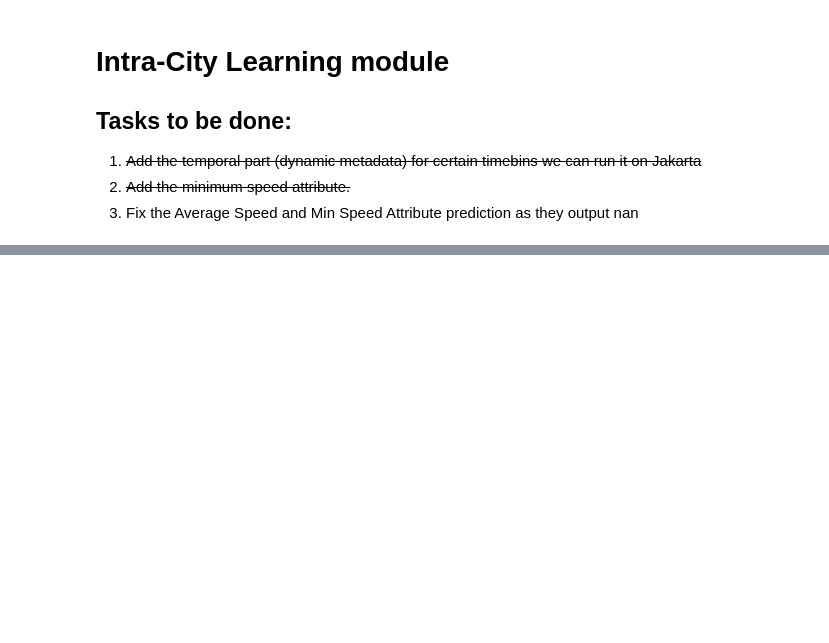
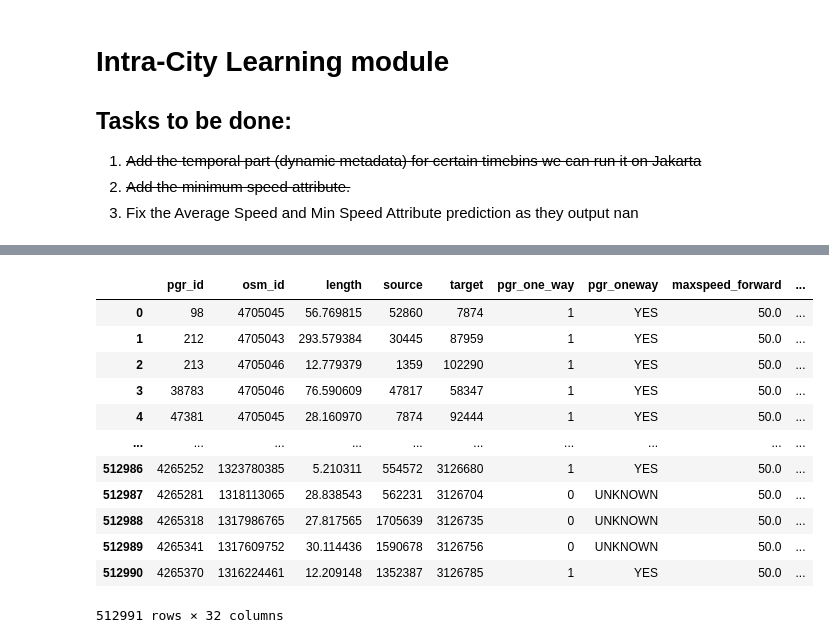
Before and after one commit to mo-hemdan/city-learning, a Jupyter notebook: notebooks/gnn.ipynb, the cells around one changed output, grey strips where cells are left out. Cells and saved outputs as stored; diff of their text form; code cells hidden in the pictures; blank space fills up the shorter version.

```diff
--- a/notebooks/gnn.ipynb
+++ b/notebooks/gnn.ipynb
@@ -85,3 +124,19 @@ edges = db_handler.get_edges_enriched_df_streaming(
+# %%
+edges
+# %% [output]
+|  | pgr_id | osm_id | length | source | target | pgr_one_way | pgr_oneway | maxspeed_forward | ... |
+| 0 | 98 | 4705045 | 56.769815 | 52860 | 7874 | 1 | YES | 50.0 | ... |
+| 1 | 212 | 4705043 | 293.579384 | 30445 | 87959 | 1 | YES | 50.0 | ... |
+| 2 | 213 | 4705046 | 12.779379 | 1359 | 102290 | 1 | YES | 50.0 | ... |
+| 3 | 38783 | 4705046 | 76.590609 | 47817 | 58347 | 1 | YES | 50.0 | ... |
+| 4 | 47381 | 4705045 | 28.160970 | 7874 | 92444 | 1 | YES | 50.0 | ... |
+| ... | ... | ... | ... | ... | ... | ... | ... | ... | ... |
+| 512986 | 4265252 | 1323780385 | 5.210311 | 554572 | 3126680 | 1 | YES | 50.0 | ... |
+| 512987 | 4265281 | 1318113065 | 28.838543 | 562231 | 3126704 | 0 | UNKNOWN | 50.0 | ... |
+| 512988 | 4265318 | 1317986765 | 27.817565 | 1705639 | 3126735 | 0 | UNKNOWN | 50.0 | ... |
+| 512989 | 4265341 | 1317609752 | 30.114436 | 1590678 | 3126756 | 0 | UNKNOWN | 50.0 | ... |
+| 512990 | 4265370 | 1316224461 | 12.209148 | 1352387 | 3126785 | 1 | YES | 50.0 | ... |
+512991 rows × 32 columns
 # %%
 print('Number of OSM ids: ', len(edges.osm_id.unique()))
 
```
Also changed, not shown: parts of 50 cells of this notebook, 6 other files.
